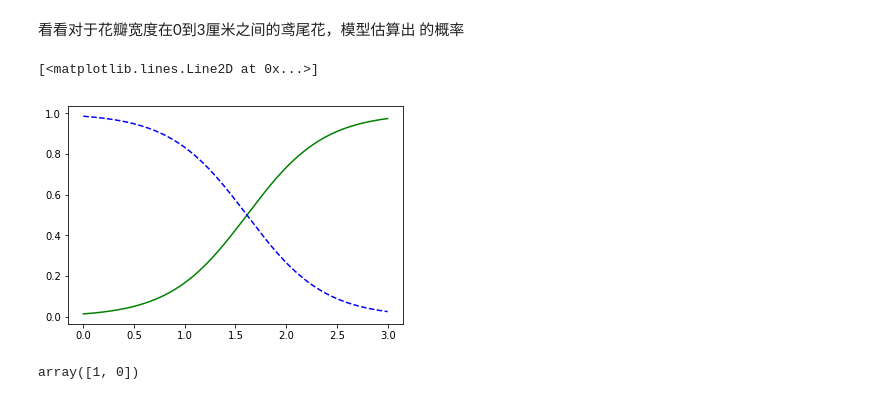
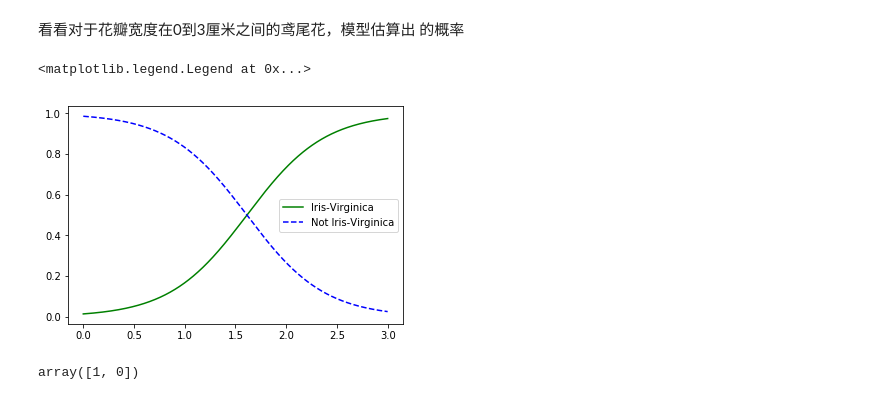
Before and after one commit to Peace-Wolfyu/My_MachineLearning, a Jupyter notebook: Base_On_Scikit-Learn_TensorFlow/Chapter_4/_training_linear_models.ipynb, the cells around one changed output. Drawn from its saved outputs; the diff is of its cells as text; code cells hidden in the pictures.

```diff
--- a/Base_On_Scikit-Learn_TensorFlow/Chapter_4/_training_linear_models.ipynb
+++ b/Base_On_Scikit-Learn_TensorFlow/Chapter_4/_training_linear_models.ipynb
@@ -1009,12 +1029,13 @@ LogisticRegression(C=1.0, class_weight=None, dual=False, fit_intercept=True,
 # %%
 X_new = np.linspace(0, 3, 1000).reshape(-1, 1)
 y_proba = log_reg.predict_proba(X_new)
 plt.plot(X_new, y_proba[:, 1], "g-", label="Iris-Virginica")
 plt.plot(X_new, y_proba[:, 0], "b--", label="Not Iris-Virginica")
+plt.legend(fontsize = 10)
 # + more Matplotlib code to make the image look pretty
 # %% [output]
-[<matplotlib.lines.Line2D at 0x...>]
+<matplotlib.legend.Legend at 0x...>
-[figure, old version]
+[figure, new version]
 # %%
 log_reg.predict([[1.7], [1.5]])
 # %% [output]
```
Also changed, not shown: parts of 25 cells of this notebook, 2 other files.
